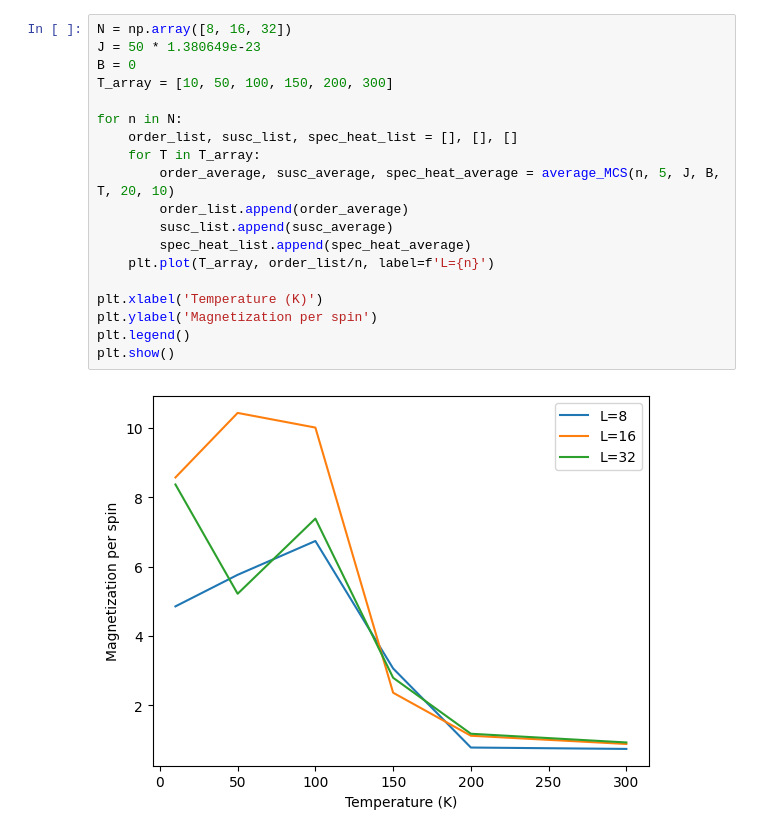
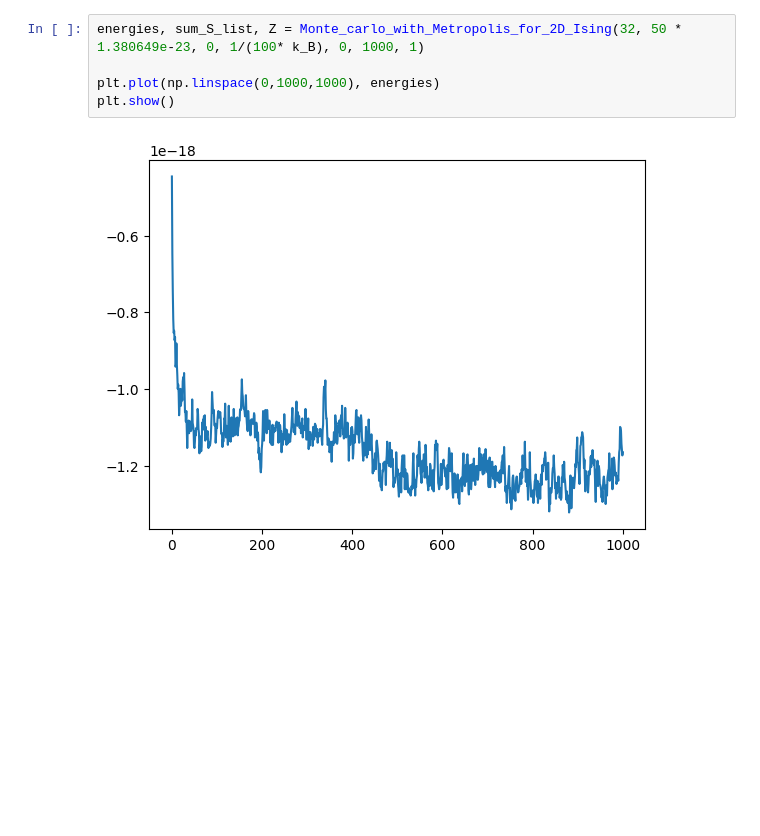
Before and after one commit to JanBulling/CompPhys-Final-Project, a Jupyter notebook: Ising/ising.ipynb, the cells around one changed output. Cells and saved outputs as stored; diff of their text form; blank space fills up the shorter version.

```diff
--- a/Ising/ising.ipynb
+++ b/Ising/ising.ipynb
@@ -95,21 +141,7 @@ def average_MCS(N, number_of_fresh_starts, J, B, T, n_thermalization, n_sampling
-# %%
-N = np.array([8, 16, 32])
-J = 50 * 1.380649e-23
-B = 0
-T_array = [10, 50, 100, 150, 200, 300]
-
-for n in N:
-    order_list, susc_list, spec_heat_list = [], [], []
-    for T in T_array:
-        order_average, susc_average, spec_heat_average = average_MCS(n, 5, J, B, T, 20, 10)
-        order_list.append(order_average)
-        susc_list.append(susc_average)
-        spec_heat_list.append(spec_heat_average)
-    plt.plot(T_array, order_list/n, label=f'L={n}')
-
-plt.xlabel('Temperature (K)')
-plt.ylabel('Magnetization per spin')
-plt.legend()
-plt.show()
-# %% [output]
-[figure, removed]
+# %%
+energies, sum_S_list, Z = Monte_carlo_with_Metropolis_for_2D_Ising(32, 50 * 1.380649e-23, 0, 1/(100* k_B), 0, 1000, 1)
+
+plt.plot(np.linspace(0,1000,1000), energies)
+plt.show()
+# %% [output]
+[figure, added]
```
Also changed, not shown: parts of 2 cells of this notebook.
